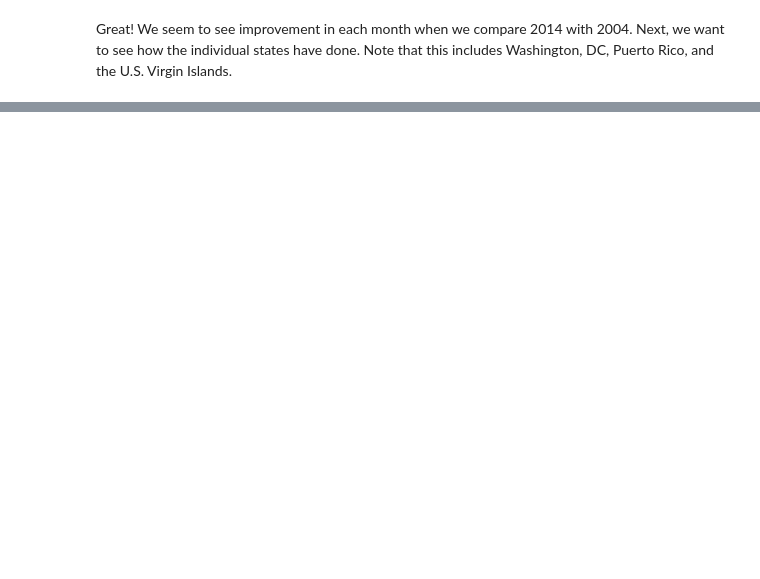
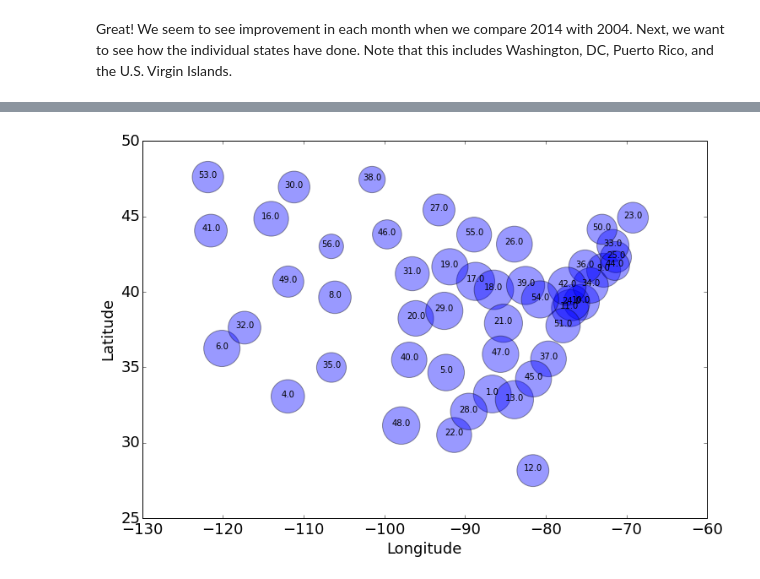
Before and after one commit to bradmager/AirPollutionStudy, a Jupyter notebook: AirPollutionStudy.ipynb, the cells around one changed output, grey strips where cells are left out. Cells and saved outputs as stored; diff of their text form; code cells hidden in the pictures; blank space fills up the shorter version.

```diff
--- a/AirPollutionStudy.ipynb
+++ b/AirPollutionStudy.ipynb
@@ -115,0 +142,38 @@ AQI_2014 = np.array(grouped2014['AQI'])
+# %%
+# Let's remove the outlying areas: Alaska, Hawaii, V.I. and Puerto Rico.
+# Then group by the state name so we can make a bubble graph.
+d2014_2 = d2014[(d2014['State Code'] < 57) & (d2014['State Code'] !=2) & (d2014['State Code'] !=15)]
+grouped2014_2 = d2014_2.groupby(d2014_2['State Name']).aggregate(np.mean)
+
+# Still to do:
+# - Add a column of state abbreviations
+# - figure out how to change the colors of the bubbles based on AQI value
+# %%
+# 2014 bubble plot based on location and AQI levels
+fig = plt.figure(figsize=(12, 8))
+ax = fig.add_subplot(111)
+
+plt.xlabel('Longitude')
+plt.ylabel('Latitude')
+
+scatter = ax.scatter(
+    grouped2014_2['Longitude'],
+    grouped2014_2['Latitude'],
+
+    s=50*grouped2014_2['AQI'],
+    linewidths=1,
+    edgecolor='k',
+    alpha=0.4
+)
+
+for i, row in grouped2014_2.iterrows():
+    plt.text(
+        row['Longitude'],
+        row['Latitude'],
+        row['State Code'],
+        size=10,
+        horizontalalignment='center'
+    )
+plt.show()
+# %% [output]
+[figure, added]
```
Also changed, not shown: parts of 2 cells of this notebook.
